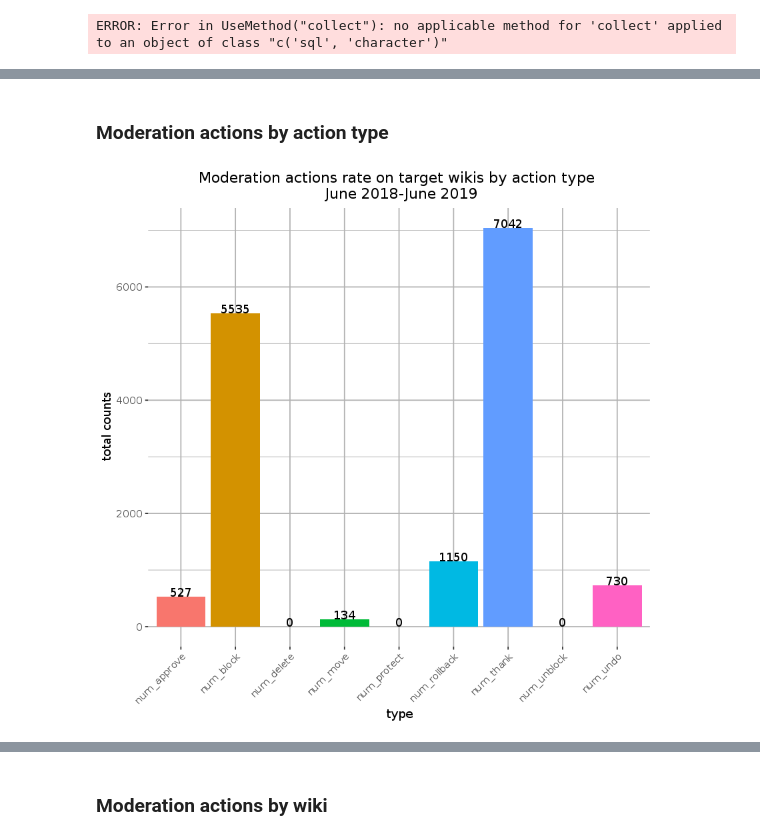
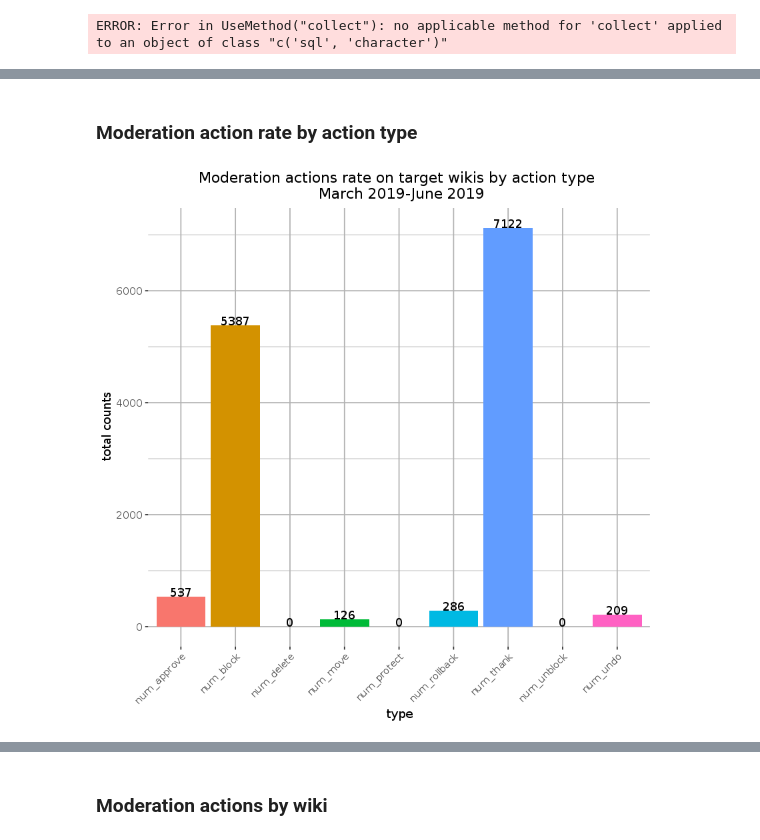
Before and after one commit to wikimedia-research/Readers-Web-AMC-metrics, a Jupyter notebook: AMC KPI Metrics Status Report (FY2018-2019).ipynb, the cells around one changed output, grey strips where cells are left out. Drawn from its saved outputs; the diff is of its cells as text; code cells hidden in the pictures.

```diff
--- a/AMC KPI Metrics Status Report (FY2018-2019).ipynb
+++ b/AMC KPI Metrics Status Report (FY2018-2019).ipynb
@@ -810,26 +809,26 @@ A data.frame: 6 × 4
 moderation_counts_all <- inner_join(moderation_counts_log, moderation_counts_ct,
                                      by = c("date", "wiki"))
 # %% [markdown]
-### Moderation actions by action type ###
+### Moderation action rate by action type ###
 # %%
 moderation_counts_bytype_total <- moderation_counts_all %>%
     gather(action_type, action_count, num_block:num_undo) %>%
-    filter(date <= '2019-06-30') %>%
+    filter(date >= '2019-03-18') %>% #date where log actions were tagged
     group_by(action_type) %>%
     summarise(action_count = sum(action_count)) %>%
     ggplot(aes(x=action_type, y= action_count, fill = action_type)) +
     geom_bar(stat='identity') +
     geom_text(aes(label=action_count), vjust=0) +
- labs(title = "Moderation actions rate on target wikis by action type \n June 2018-June 2019") +
+ labs(title = "Moderation actions rate on target wikis by action type \n March 2019-June 2019") +
      ylab("total counts")+
      xlab("type") +
 ggthemes::theme_tufte(base_size = 11, base_family = "Gill Sans") +
     theme(axis.text.x=element_text(angle = 45, hjust = 1),
         plot.title = element_text(hjust = 0.5),
         panel.grid = element_line("gray70"),
         legend.position = "none")
 
 moderation_counts_bytype_total
 ggsave("Figures/moderation_counts_bytype_total.png", moderation_counts_bytype_total, width = 18, height = 9, units = "in", dpi = 150)
 # %% [output]
-[figure, old version]
+[figure, new version]
```
Also changed, not shown: parts of 31 cells of this notebook, 9 other files.
